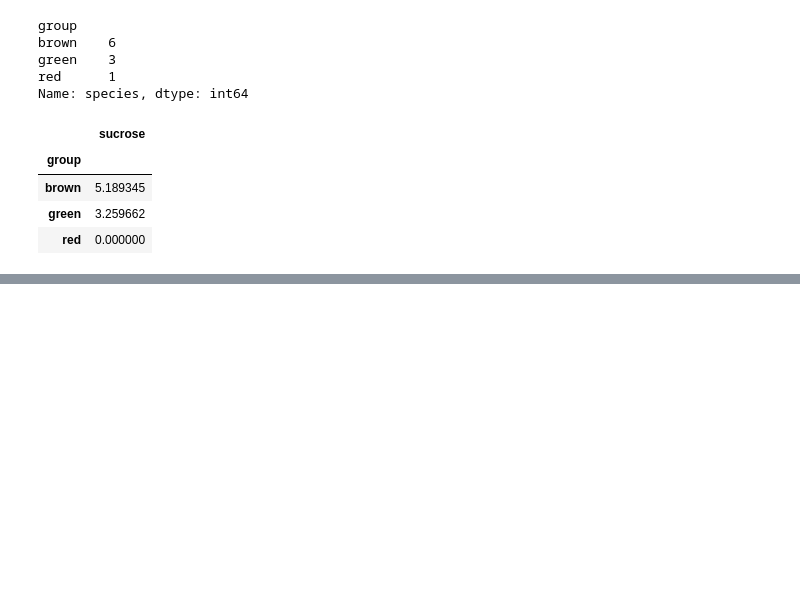
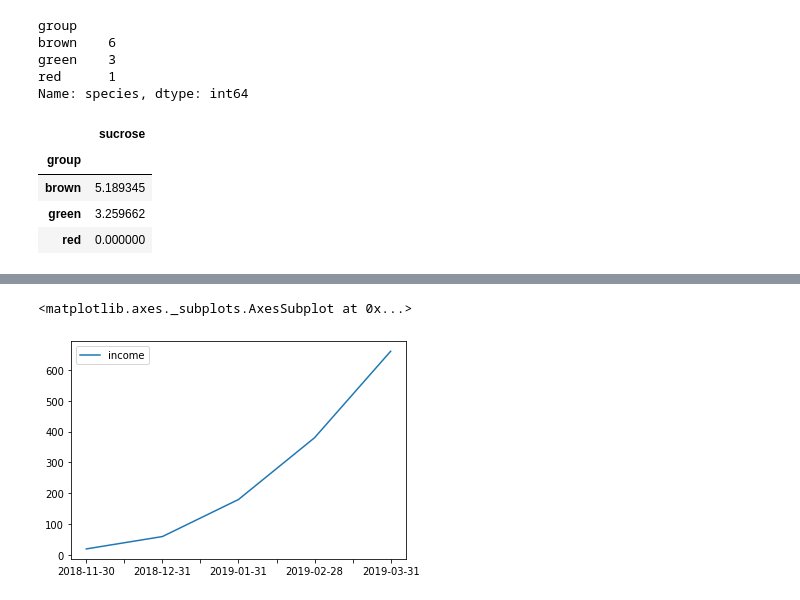
Before and after one commit to anatolii-kandiuk/research_students_df, a Jupyter notebook: research_df.ipynb, the cells around one changed output, grey strips where cells are left out. Cells and saved outputs as stored; diff of their text form; code cells hidden in the pictures; blank space fills up the shorter version.

```diff
--- a/research_df.ipynb
+++ b/research_df.ipynb
@@ -222,0 +250,5 @@ algae_df.groupby('group').aggregate({'sucrose':lambda x:max(x)-min(x)})
+# %%
+income_df.plot(kind='line')
+# %% [output]
+<matplotlib.axes._subplots.AxesSubplot at 0x...>
+[figure, added]
```
Also changed, not shown: parts of 19 cells of this notebook.
